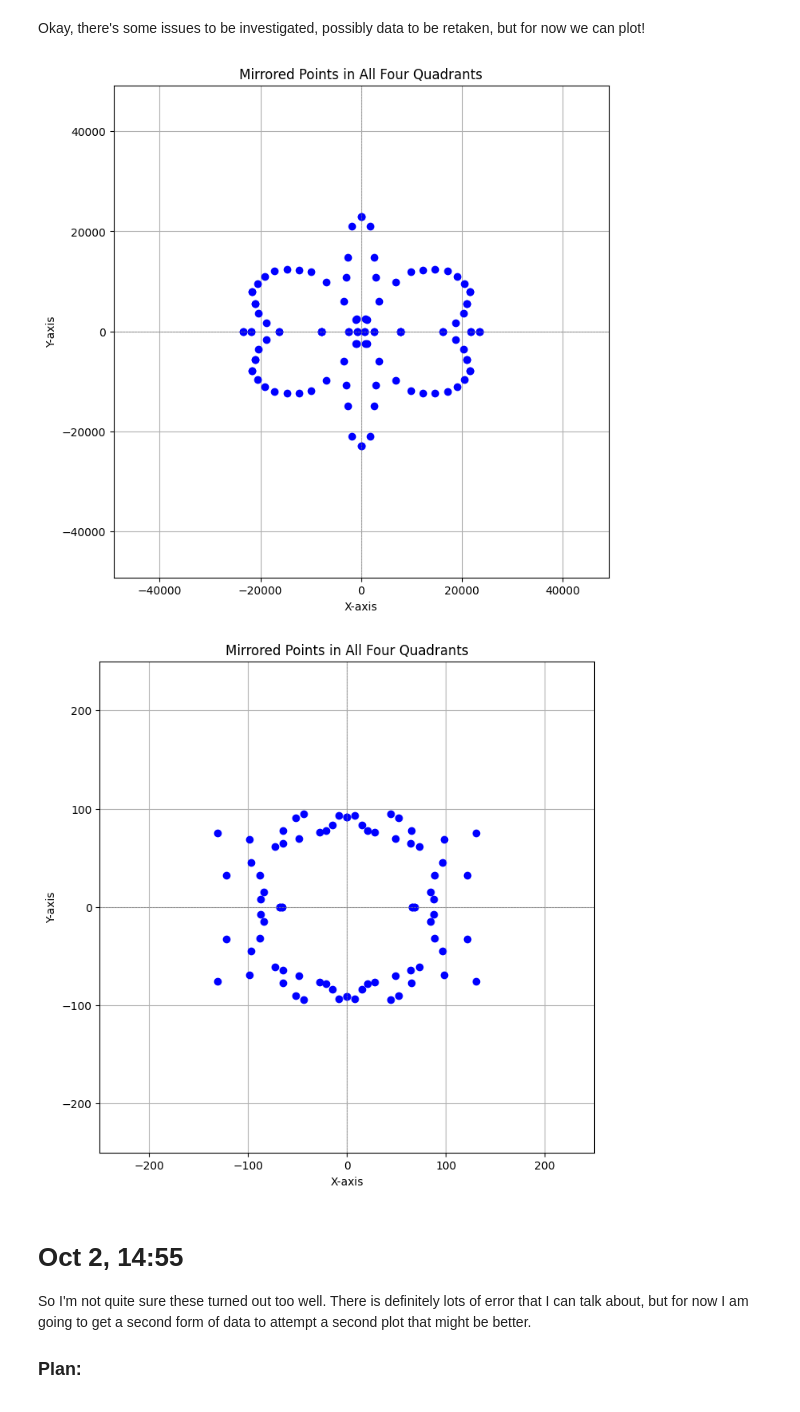
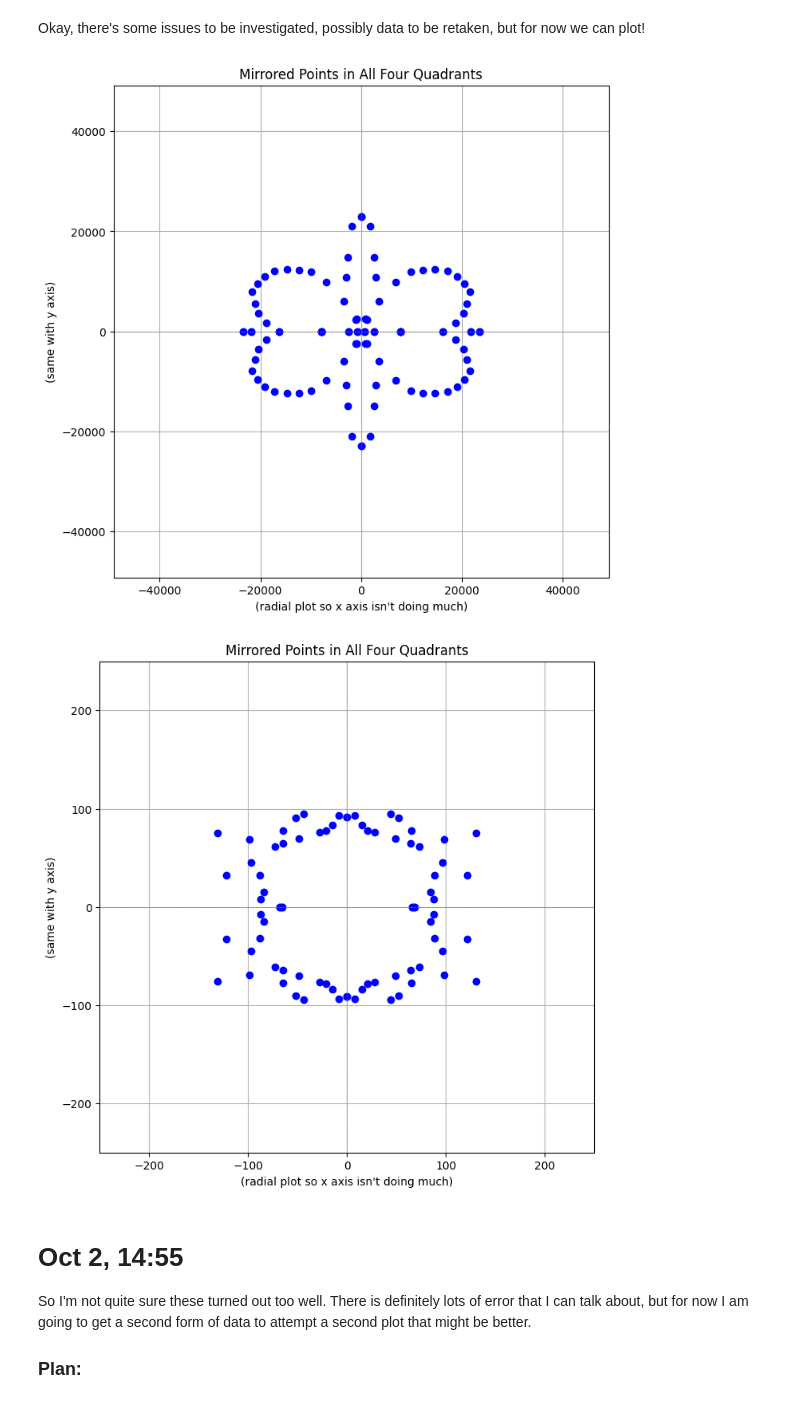
Before and after one commit to julianLapenna12/acoustic_radiation_modelling, a Jupyter notebook: notebooks/Ex1.acoustics.notebook.ipynb, the cells around one changed output. Cells and saved outputs as stored; diff of their text form; code cells hidden in the pictures.

```diff
--- a/notebooks/Ex1.acoustics.notebook.ipynb
+++ b/notebooks/Ex1.acoustics.notebook.ipynb
@@ -361,32 +361,32 @@ Okay, there's some issues to be investigated, possibly data to be retaken, but f
 # %%
 x_values = []
 y_values = []
 
 for magnitude, angle in radial_data_close_field:
     # Convert angle to radians
     angle_rad = np.radians(angle)
 
     # Calculate x and y coordinates
     x = magnitude * np.cos(angle_rad)
     y = magnitude * np.sin(angle_rad)
 
     # Append the original and mirrored coordinates
     x_values.extend([x, -x, -x, x])
     y_values.extend([y, y, -y, -y])
 
 # Create the plot
 plt.figure(figsize=(8, 8))
 plt.plot(x_values, y_values, 'bo')  # 'bo' means blue color, circle markers
 plt.axhline(0, color='gray', lw=0.5, ls='--')
 plt.axvline(0, color='gray', lw=0.5, ls='--')
 plt.xlim(-max(magnitude for magnitude, angle in data) * 1.5, max(magnitude for magnitude, angle in data) * 1.5)
 plt.ylim(-max(magnitude for magnitude, angle in data) * 1.5, max(magnitude for magnitude, angle in data) * 1.5)
 plt.title('Mirrored Points in All Four Quadrants')
-plt.xlabel('X-axis')
-plt.ylabel('Y-axis')
+plt.xlabel("(radial plot so x axis isn't doing much)")
+plt.ylabel('(same with y axis)')
 plt.grid()
 # %% [output]
-[figure, old version]
+[figure, new version]
 # %%
 x_values = []
 y_values = []
@@ -411,11 +411,11 @@ plt.axvline(0, color='gray', lw=0.5, ls='--')
 plt.xlim(-250, 250)
 plt.ylim(-250, 250)
 plt.title('Mirrored Points in All Four Quadrants')
-plt.xlabel('X-axis')
-plt.ylabel('Y-axis')
+plt.xlabel("(radial plot so x axis isn't doing much)")
+plt.ylabel('(same with y axis)')
 plt.grid()
 # %% [output]
-[figure, old version]
+[figure, new version]
 # %% [markdown]
 # Oct 2, 14:55
 
```
Also changed, not shown: parts of 7 cells of this notebook.
